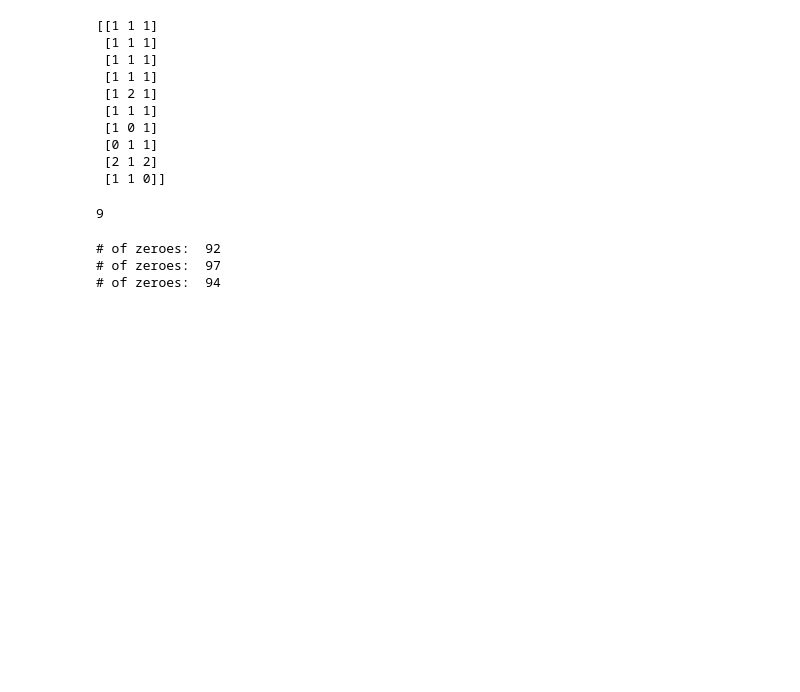
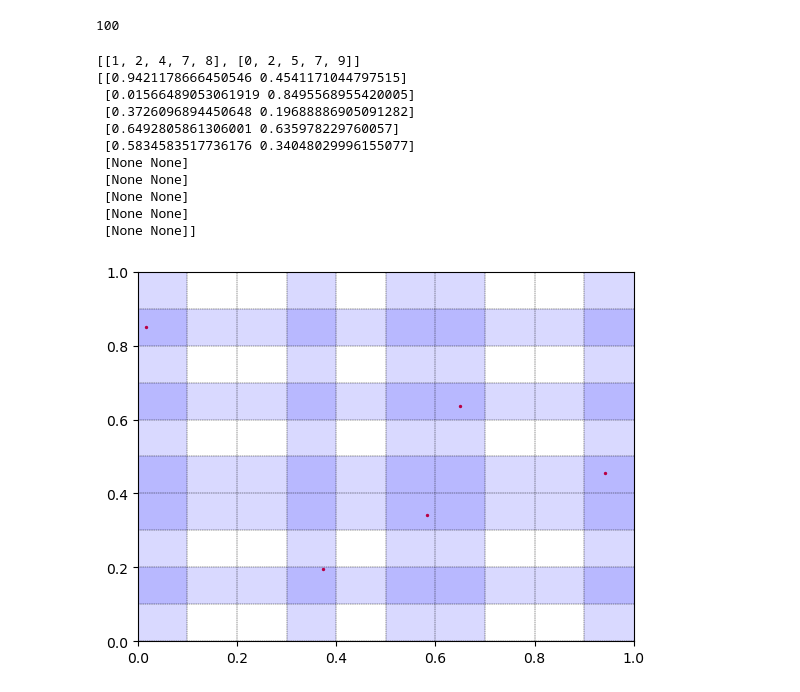
Before and after one commit to alecrespi/latinexpansion, a Jupyter notebook: eLHS.ipynb, the cells around one changed output. Saved outputs shown, nothing was run; the diff lists cells and outputs as text; code cells hidden in the pictures; blank space fills up the shorter version.

Commit message:
added 2D plotter, anti_sudoku_identity merged with sudoku identity (verbose feature)

```diff
--- a/eLHS.ipynb
+++ b/eLHS.ipynb
@@ -6,3 +7,3 @@ import numpy as np
 import copy
 # %%
-LHS = LHSampler(d=3)
+LHS = LHSampler(d=2)
@@ -14,17 +41,17 @@ def lhs_grader(lhs: np.ndarray):
     grade = np.min([np.sum(y[:, s]) for s in range(y.shape[1])])
     return grade
 
-def sudoku_identity(lhs: np.array):
+def sudoku_identity(lhs: np.array, verbose: bool = False):
     N, P = lhs.shape
     y = np.zeros(lhs.shape, dtype=int)
-    # y = [[0 for _ in range(len(lhs))] for i in range(len(lhs))]
-    for q in range(N):  # find another way out pls
+    for q in range(N):
         interval = [q/N, (q+1)/N]
         for j in range(P):
             for i in range(N):
                 if(lhs[i, j] is not None and interval[0] <= lhs[i, j] <= interval[1]):
-                    y[q, j] = int(1)
-                    break
+                    y[q, j] += int(1)
+                    if not verbose:
+                        break
     return y
 
 
@@ -80,43 +96,41 @@ def eLHS(lhs: np.ndarray, M:int):
 
 
 
-ss1 = LHS.random(10)
+ss1 = LHS.random(100)
 # ss1[2] = ss1[3] + ss1[1] # interesting test
-ss1[2] = LHS.random(1)
 # print(ss1[2])
 # print(sudoku_identity(ss1))
-print(anti_sudoku_identity(ss1))
 lhs_grader(ss1)
 # %% [output]
-[[1 1 1]
- [1 1 1]
- [1 1 1]
- [1 1 1]
- [1 2 1]
- [1 1 1]
- [1 0 1]
- [0 1 1]
- [2 1 2]
- [1 1 0]]
+100
-9
 # %%
 # SANDBOX
 # tick for PeLHS vacancies
 def PartialeLHS(lhs: np.ndarray, M:int):
     # vacancies = [[i for i in range(lhs.shape[0] + M)] for _ in range(lhs.shape[1])]
     N, P = lhs.shape
-    PeLHS = np.concatenate((lhs, [[None for _ in range(P)] for _ in range(M)]))
-    return sudoku_identity(PeLHS)
+    PeLHS = np.concatenate((lhs, np.array([[None for _ in range(P)] for _ in range(M)])))
+    sdk = sudoku_identity(PeLHS)
+    vacancies = [[i for i in range(N + M) if sdk[i, j] == 0] for j in range(P)]
+    print(vacancies)
+    return PeLHS
 
-N, M = 123, 87
+
+N, M = 5, 5
 ss2 = LHS.random(N)
-pelhs = PartialeLHS(ss2, M)
-print("# of zeroes: ", N + M - np.sum(pelhs[:, 0]))
-print("# of zeroes: ", N + M - np.sum(pelhs[:, 1]))
-print("# of zeroes: ", N + M - np.sum(pelhs[:, 2]))
-
-# pippo = np.array([*np.indices([3]), *np.indices([3])])
+pss2 = PartialeLHS(ss2, M)
+print(pss2)
+plotLHS(pss2, grid=True, highlight=True)
 # %% [output]
-# of zeroes:  92
-# of zeroes:  97
-# of zeroes:  94
+[[1, 2, 4, 7, 8], [0, 2, 5, 7, 9]]
+[[0.9421178666450546 0.4541171044797515]
+ [0.01566489053061919 0.8495568955420005]
+ [0.3726096894450648 0.19688886905091282]
+ [0.6492805861306001 0.635978229760057]
+ [0.5834583517736176 0.34048029996155077]
+ [None None]
+ [None None]
+ [None None]
+ [None None]
+ [None None]]
+[figure, added]
```
Also changed, not shown: parts of 3 cells of this notebook.
